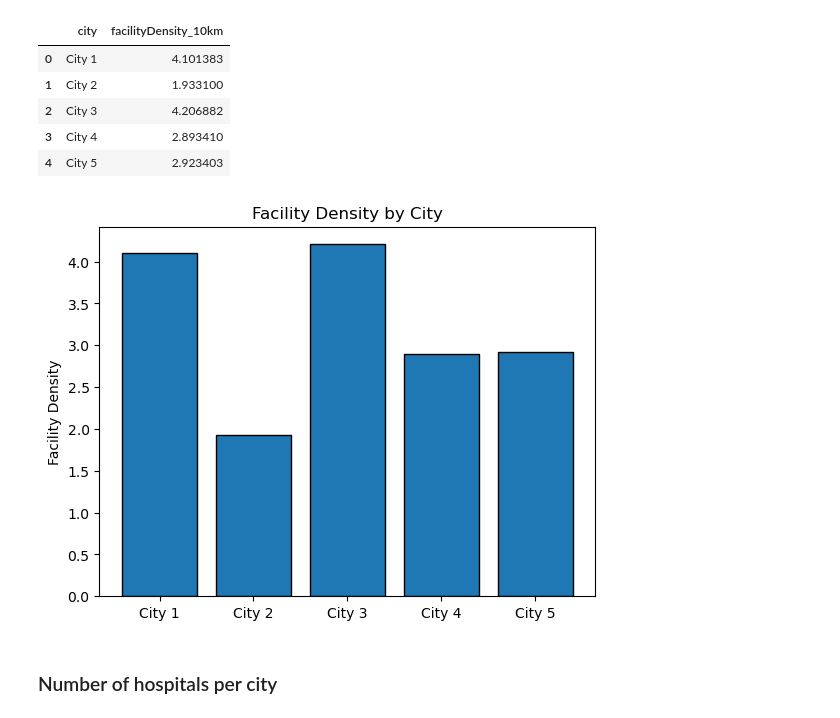
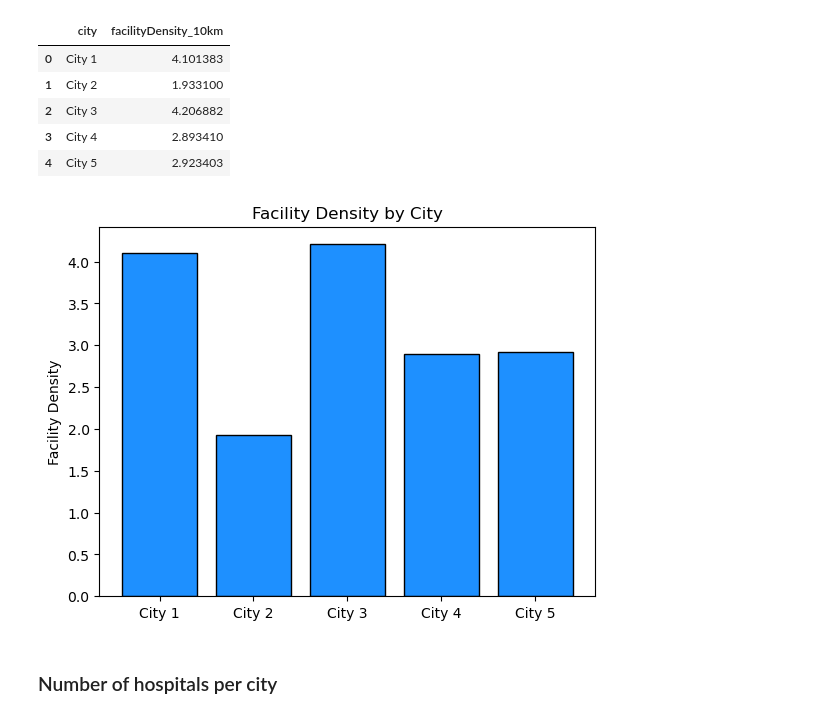
Before and after one commit to rodriguesfhs/research-grid, a Jupyter notebook: research-center-assignment/ML Test - Fabio Rodrigues.ipynb, the cells around one changed output. Cells and saved outputs as stored; diff of their text form; code cells hidden in the pictures.

```diff
--- a/research-center-assignment/ML Test - Fabio Rodrigues.ipynb
+++ b/research-center-assignment/ML Test - Fabio Rodrigues.ipynb
@@ -175,13 +178,14 @@ fac_density_per_city
 # %%
 plt.bar(fac_density_per_city['city'],
         fac_density_per_city['facilityDensity_10km'],
-        edgecolor='k')
+        edgecolor='k',
+        color='dodgerblue')
 plt.xlabel('')
 plt.ylabel('Facility Density')
 plt.title('Facility Density by City')
 plt.show()
 # %% [output]
-[figure, old version]
+[figure, new version]
 # %% [markdown]
 ### Number of hospitals per city
 # %%
```
Also changed, not shown: parts of 7 cells of this notebook.
